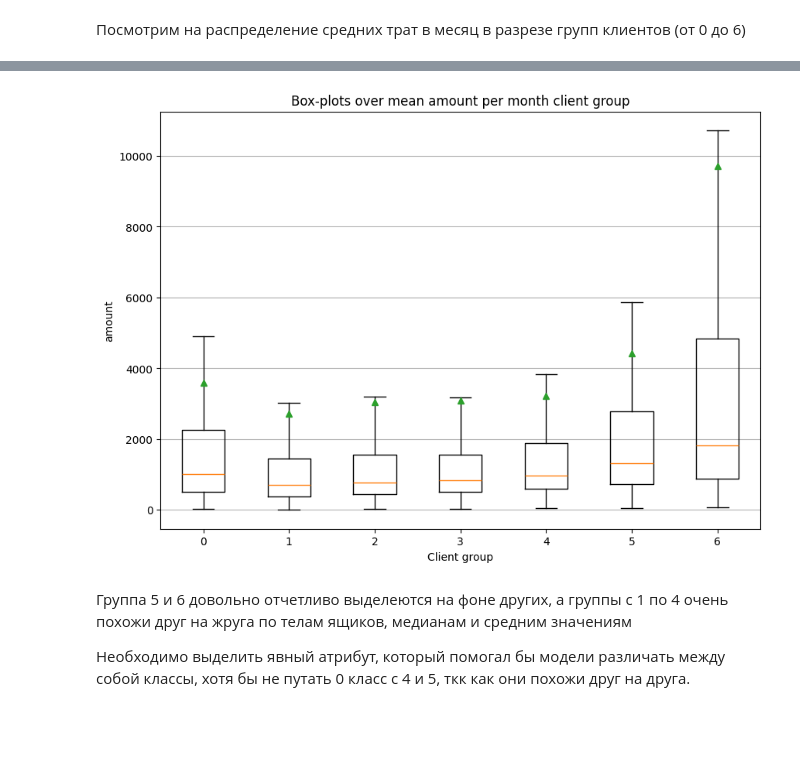
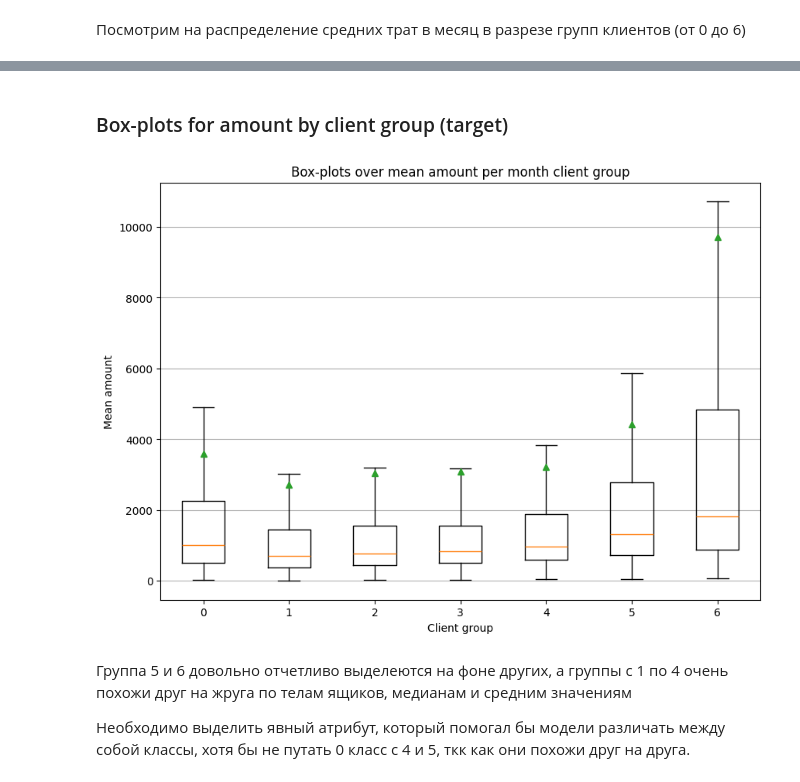
Before and after one commit to ATHigh/Alfa-Summer-Challenge, a Jupyter notebook: src/solution.ipynb, the cells around one changed output, grey strips where cells are left out. Saved outputs shown, nothing was run; the diff lists cells and outputs as text; code cells hidden in the pictures; blank space fills up the shorter version.

```diff
--- a/src/solution.ipynb
+++ b/src/solution.ipynb
@@ -71,0 +77,4 @@ df_txn_train.describe() # анализируем обучающую выборк
+# %%
+# убираем 1 октября
+df_txn_train = df_txn_train.loc[df_txn_train['date_time'] < '2024-10-01 ']
+df_txn_train.shape
@@ -150,0 +193,4 @@ df_train_merged = df_txn_train.merge(df_train, how='inner', on='client_num')
+# %%
+df_train_merged['date'] = df_train_merged['date_time'].dt.date
+df_train_merged['month'] = df_train_merged['date_time'].dt.month
+df_train_merged['weekend'] = df_train_merged['date_time'].dt.day_of_week.apply(lambda x: 1 if x >= 5 else 0)
@@ -151 +206,3 @@ df_train_merged = df_txn_train.merge(df_train, how='inner', on='client_num')
+# %% [markdown]
+### Box-plots for amount by client group (target)
 # %%
@@ -156,13 +212,13 @@ df_train_agg = df_train_merged.groupby(by=['client_num', 'target']).agg(
 # df_train_agg.head(20)
 # %%
 plt.figure(figsize=(10,7))
-plt.boxplot(df_train_agg.values, labels=df_train_agg.index, showfliers=False, showmeans=True)
+plt.boxplot(df_train_agg.values, tick_labels=df_train_agg.index, showfliers=False, showmeans=True)
 plt.title('Box-plots over mean amount per month client group')
-plt.ylabel('amount')
+plt.ylabel('Mean amount')
 plt.xlabel('Client group')
 plt.grid(axis='y')
 # %% [output]
-[figure, old version]
+[figure, new version]
 # %% [markdown]
 Группа 5 и 6 довольно отчетливо выделеются на фоне других, а группы с 1 по 4 очень похожи друг на жруга по телам ящиков, медианам и средним значениям
 
```
Also changed, not shown: parts of 75 cells of this notebook.
